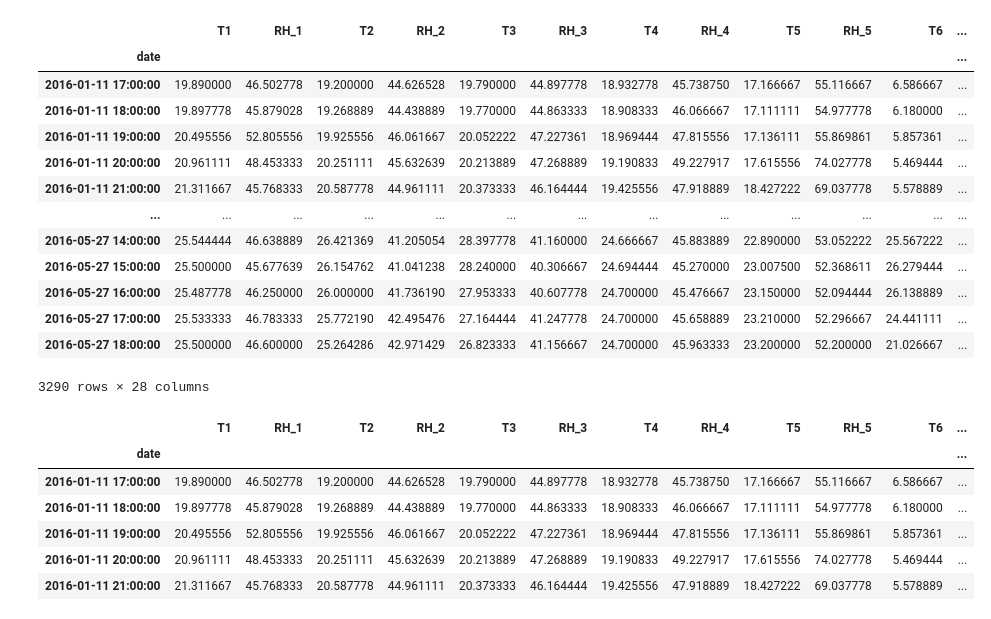
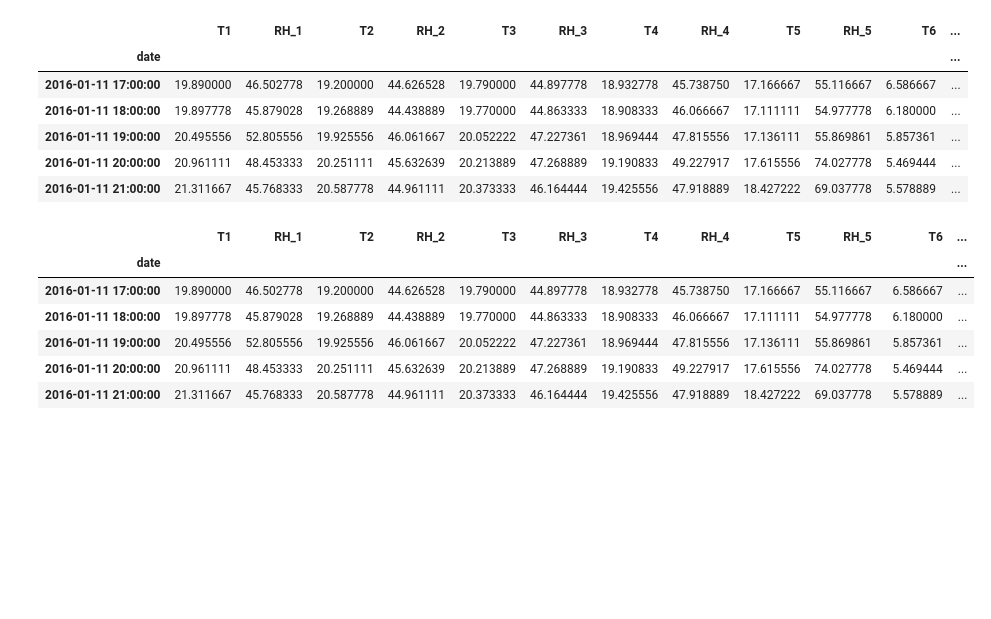
Before and after one commit to nchand/predict-energy-use, a Jupyter notebook: ep_nn.ipynb, the cells around one changed output. Drawn from its saved outputs; the diff is of its cells as text; code cells hidden in the pictures; blank space fills up the shorter version.

```diff
--- a/ep_nn.ipynb
+++ b/ep_nn.ipynb
@@ -6,27 +6,20 @@ import logging
 logger = tf.get_logger()
 logger.setLevel(logging.ERROR)
 # %%
-df = pd.read_csv('/UCI_data.csv',parse_dates=['date'])
+df = pd.read_csv('./UCI_data.csv',parse_dates=['date'])
 df = df.set_index('date')
 df['hour'] = df.index.hour
 df = df.resample('1H').mean()
 #df.reset_index(drop=True, inplace=True)
-df
+df.head()
 # %% [output]
 |  | T1 | RH_1 | T2 | RH_2 | T3 | RH_3 | T4 | RH_4 | T5 | RH_5 | T6 | ... |
 | date |  |  |  |  |  |  |  |  |  |  |  | ... |
 | 2016-01-11 17:00:00 | 19.890000 | 46.502778 | 19.200000 | 44.626528 | 19.790000 | 44.897778 | 18.932778 | 45.738750 | 17.166667 | 55.116667 | 6.586667 | ... |
 | 2016-01-11 18:00:00 | 19.897778 | 45.879028 | 19.268889 | 44.438889 | 19.770000 | 44.863333 | 18.908333 | 46.066667 | 17.111111 | 54.977778 | 6.180000 | ... |
 | 2016-01-11 19:00:00 | 20.495556 | 52.805556 | 19.925556 | 46.061667 | 20.052222 | 47.227361 | 18.969444 | 47.815556 | 17.136111 | 55.869861 | 5.857361 | ... |
 | 2016-01-11 20:00:00 | 20.961111 | 48.453333 | 20.251111 | 45.632639 | 20.213889 | 47.268889 | 19.190833 | 49.227917 | 17.615556 | 74.027778 | 5.469444 | ... |
 | 2016-01-11 21:00:00 | 21.311667 | 45.768333 | 20.587778 | 44.961111 | 20.373333 | 46.164444 | 19.425556 | 47.918889 | 18.427222 | 69.037778 | 5.578889 | ... |
-| ... | ... | ... | ... | ... | ... | ... | ... | ... | ... | ... | ... | ... |
-| 2016-05-27 14:00:00 | 25.544444 | 46.638889 | 26.421369 | 41.205054 | 28.397778 | 41.160000 | 24.666667 | 45.883889 | 22.890000 | 53.052222 | 25.567222 | ... |
-| 2016-05-27 15:00:00 | 25.500000 | 45.677639 | 26.154762 | 41.041238 | 28.240000 | 40.306667 | 24.694444 | 45.270000 | 23.007500 | 52.368611 | 26.279444 | ... |
-| 2016-05-27 16:00:00 | 25.487778 | 46.250000 | 26.000000 | 41.736190 | 27.953333 | 40.607778 | 24.700000 | 45.476667 | 23.150000 | 52.094444 | 26.138889 | ... |
-| 2016-05-27 17:00:00 | 25.533333 | 46.783333 | 25.772190 | 42.495476 | 27.164444 | 41.247778 | 24.700000 | 45.658889 | 23.210000 | 52.296667 | 24.441111 | ... |
-| 2016-05-27 18:00:00 | 25.500000 | 46.600000 | 25.264286 | 42.971429 | 26.823333 | 41.156667 | 24.700000 | 45.963333 | 23.200000 | 52.200000 | 21.026667 | ... |
-3290 rows × 28 columns
 # %%
 energyhr = pd.concat([df, pd.get_dummies(df['hour'],drop_first=True)], axis=1)
 energyhr
```
Also changed, not shown: parts of 17 cells of this notebook.
